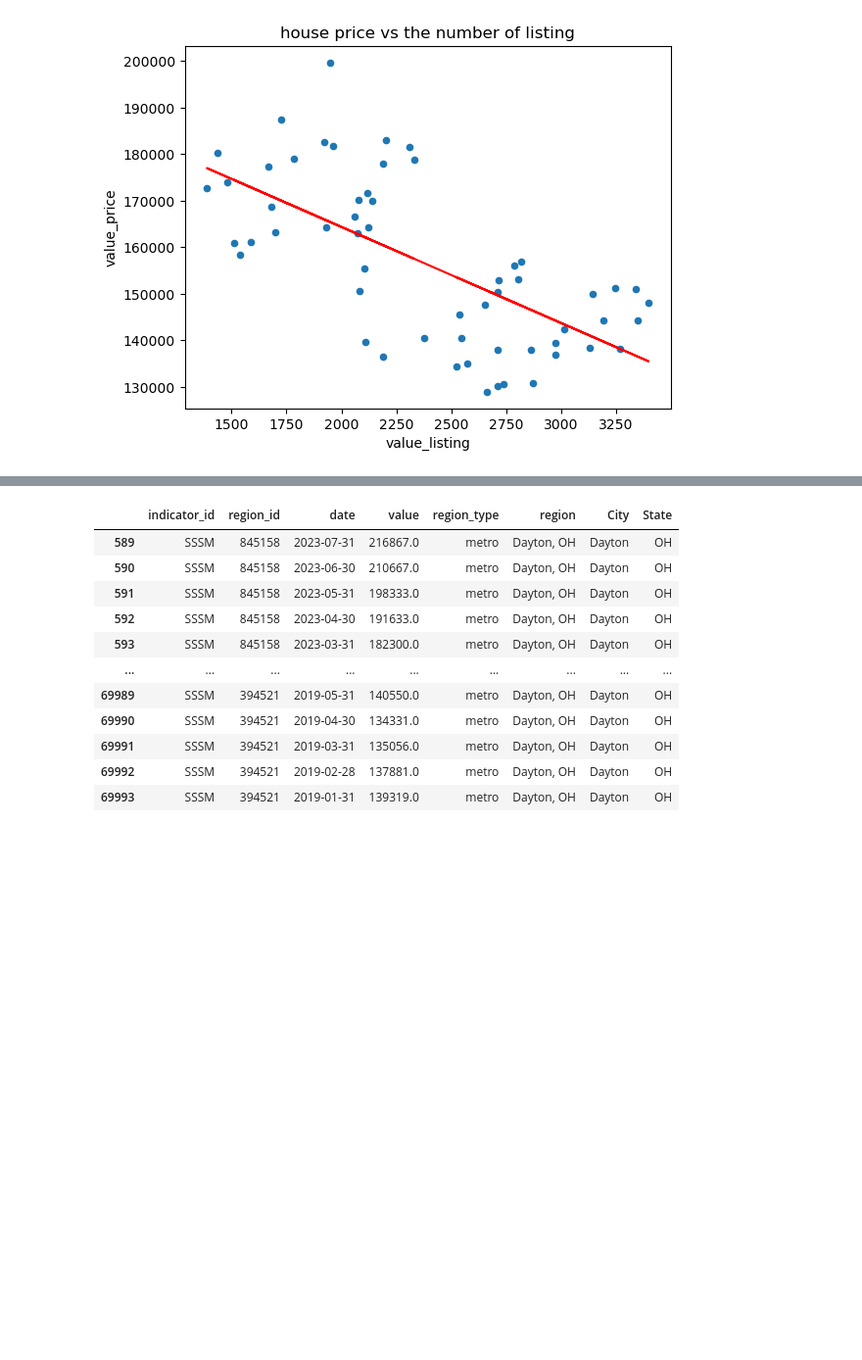
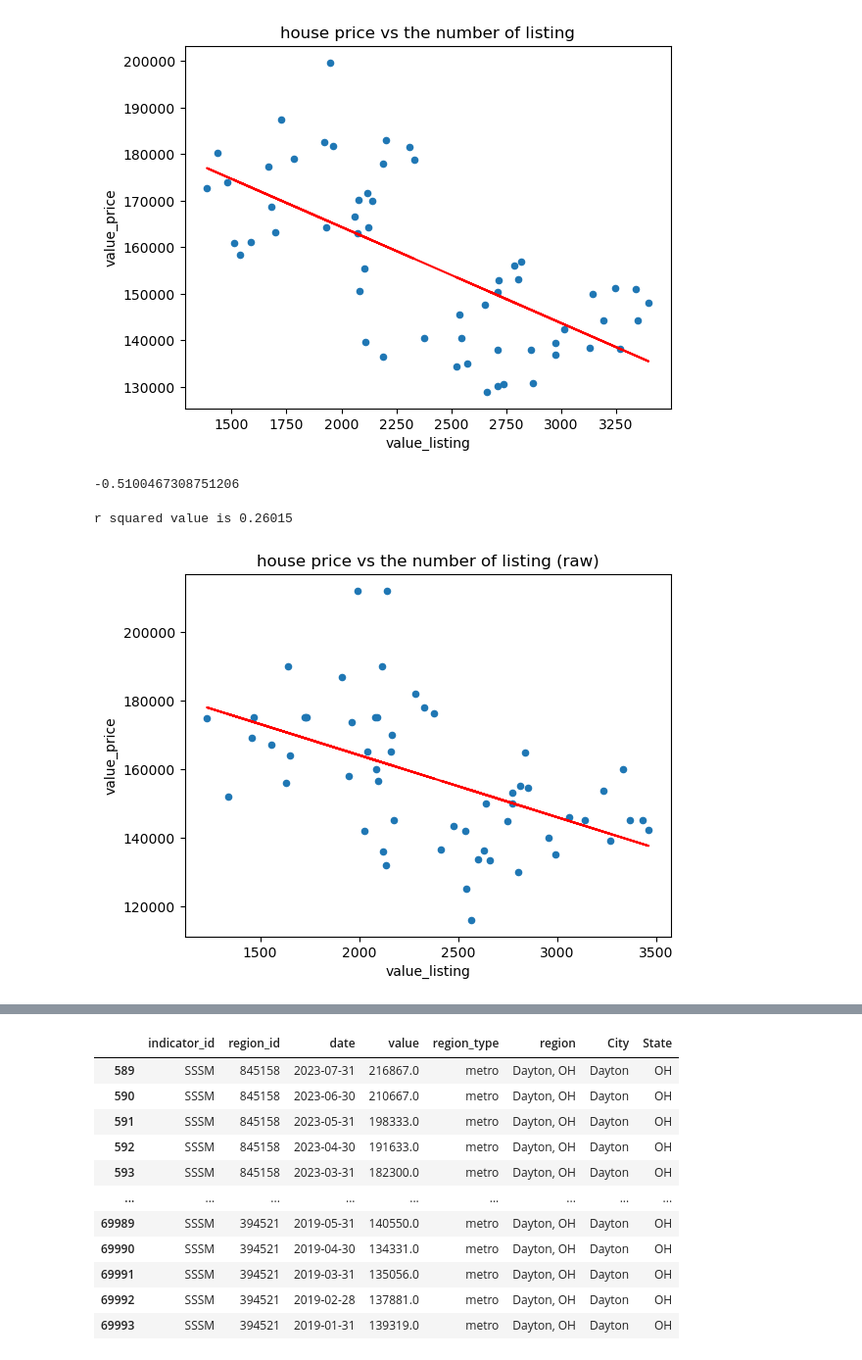
Before and after one commit to wdeen/project-real-estate-analysis, a Jupyter notebook: analysis_jun.ipynb, the cells around one changed output, grey strips where cells are left out. Shown at 98% size. Cells and saved outputs as stored; diff of their text form; code cells hidden in the pictures; blank space fills up the shorter version.

```diff
--- a/analysis_jun.ipynb
+++ b/analysis_jun.ipynb
@@ -624,4 +877,7 @@ len(dayton_inventory.sort_values(by='date'))
 # %% [output]
 58
 # %%
+# getting the listing (raw) for Dayton, OH
+dayton_inventory_r = irsm[irsm['region_id'] == 394521]
+len(dayton_inventory_r.sort_values(by='date'))
 # %% [output]
@@ -644,3 +888,7 @@ dayton_sssm_issm = pd.merge(dayton_39, dayton_inventory, on='date',suffixes=['_p
 len(dayton_sssm_issm)
 # %% [output]
 57
+# %%
+# combining price and listing (raw)
+dayton_srsm_irsm = pd.merge(dayton_39r, dayton_inventory_r, on='date',suffixes=['_price','_listing'])
+len(dayton_srsm_irsm)
@@ -657,3 +905,7 @@ dayton_sssm_issm_sc_df.head()
 | 2 | 2022-04-30 | 174000.0 | 1481.0 |
 | 3 | 2022-03-31 | 172750.0 | 1388.0 |
 | 4 | 2022-02-28 | 180300.0 | 1434.0 |
+# %%
+# extract columns for scatter plot
+dayton_srsm_irsm_sc_df= dayton_srsm_irsm[['date','value_price','value_listing']]
+dayton_srsm_irsm_sc_df.head()
@@ -674,4 +933,20 @@ print(f'r squared value is {rvalue**2:.5f}')
 # %% [output]
 r squared value is 0.43352
 [figure]
+# %%
+# linear regression for raw
+(slope_r, intercept_r, rvalue_r, pval_r, stderr_r) = stats.linregress(dayton_srsm_irsm_sc_df['value_listing'],\
+                                                            dayton_srsm_irsm_sc_df['value_price'])
+rvalue_r
+# %% [output]
+-0.5100467308751206
+# %%
+# plot the scatter plot and regression line for raw
+dayton_srsm_irsm_sc_df.plot(kind='scatter',x='value_listing', y='value_price', title='house price vs the number of listing (raw)')
+regr_yval_r = dayton_srsm_irsm_sc_df['value_listing']*slope_r + intercept_r
+plt.plot(dayton_srsm_irsm_sc_df['value_listing'], regr_yval_r, color='r')
+print(f'r squared value is {rvalue_r**2:.5f}')
+# %% [output]
+r squared value is 0.26015
+[figure, added]
 # %% [markdown]
```
Also changed, not shown: parts of 63 cells of this notebook.
